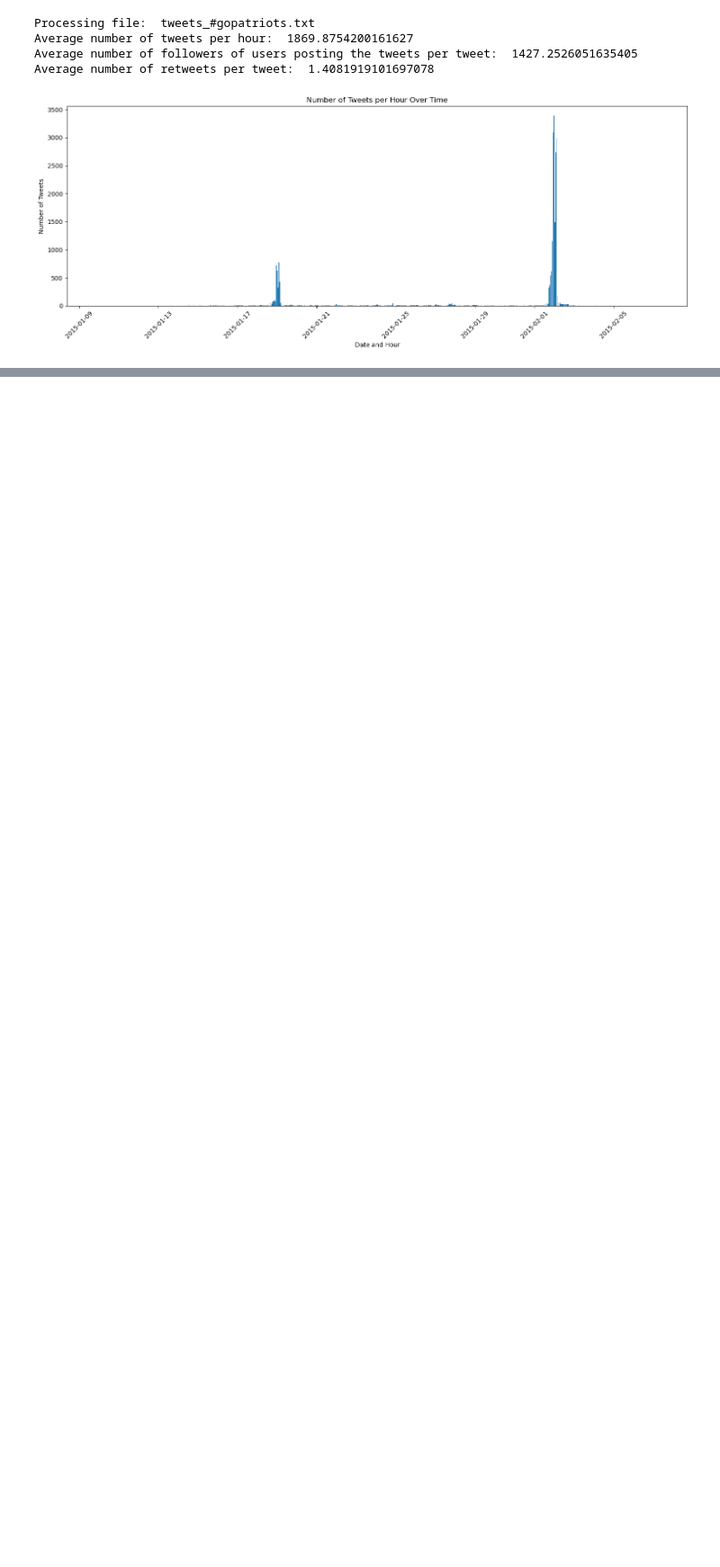
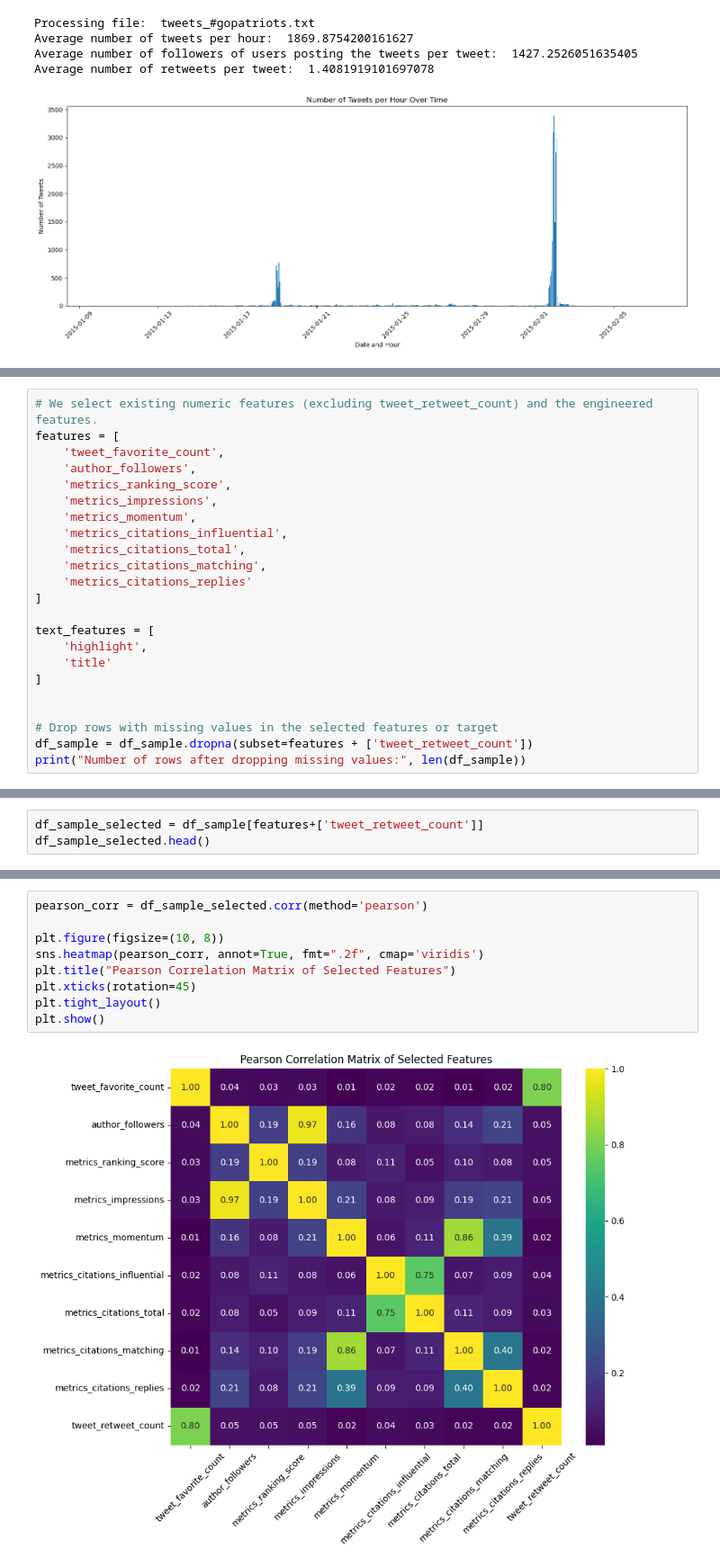
Before and after one commit to godlikeS97/ece219project4, a Jupyter notebook: Tweet_Analysis/data_processing.ipynb, the cells around one changed output, grey strips where cells are left out. Shown at 90% size. Drawn from its saved outputs; the diff is of its cells as text; blank space fills up the shorter version.

```diff
--- a/Tweet_Analysis/data_processing.ipynb
+++ b/Tweet_Analysis/data_processing.ipynb
@@ -172,0 +231,23 @@ Average number of retweets per tweet:  1.4081919101697078
+# %%
+# We select existing numeric features (excluding tweet_retweet_count) and the engineered features.
+features = [
+    'tweet_favorite_count',
+    'author_followers',
+    'metrics_ranking_score',
+    'metrics_impressions',
+    'metrics_momentum',
+    'metrics_citations_influential',
+    'metrics_citations_total',
+    'metrics_citations_matching',
+    'metrics_citations_replies'
+]
+
+text_features = [
+    'highlight',
+    'title'
+]
+
+
+# Drop rows with missing values in the selected features or target
+df_sample = df_sample.dropna(subset=features + ['tweet_retweet_count'])
+print("Number of rows after dropping missing values:", len(df_sample))
@@ -172,0 +264,3 @@ Average number of retweets per tweet:  1.4081919101697078
+# %%
+df_sample_selected = df_sample[features+['tweet_retweet_count']]
+df_sample_selected.head()
@@ -172,0 +276,11 @@ Average number of retweets per tweet:  1.4081919101697078
+# %%
+pearson_corr = df_sample_selected.corr(method='pearson')
+
+plt.figure(figsize=(10, 8))
+sns.heatmap(pearson_corr, annot=True, fmt=".2f", cmap='viridis')
+plt.title("Pearson Correlation Matrix of Selected Features")
+plt.xticks(rotation=45)
+plt.tight_layout()
+plt.show()
+# %% [output]
+[figure, added]
```
Also changed, not shown: parts of 22 cells of this notebook.
